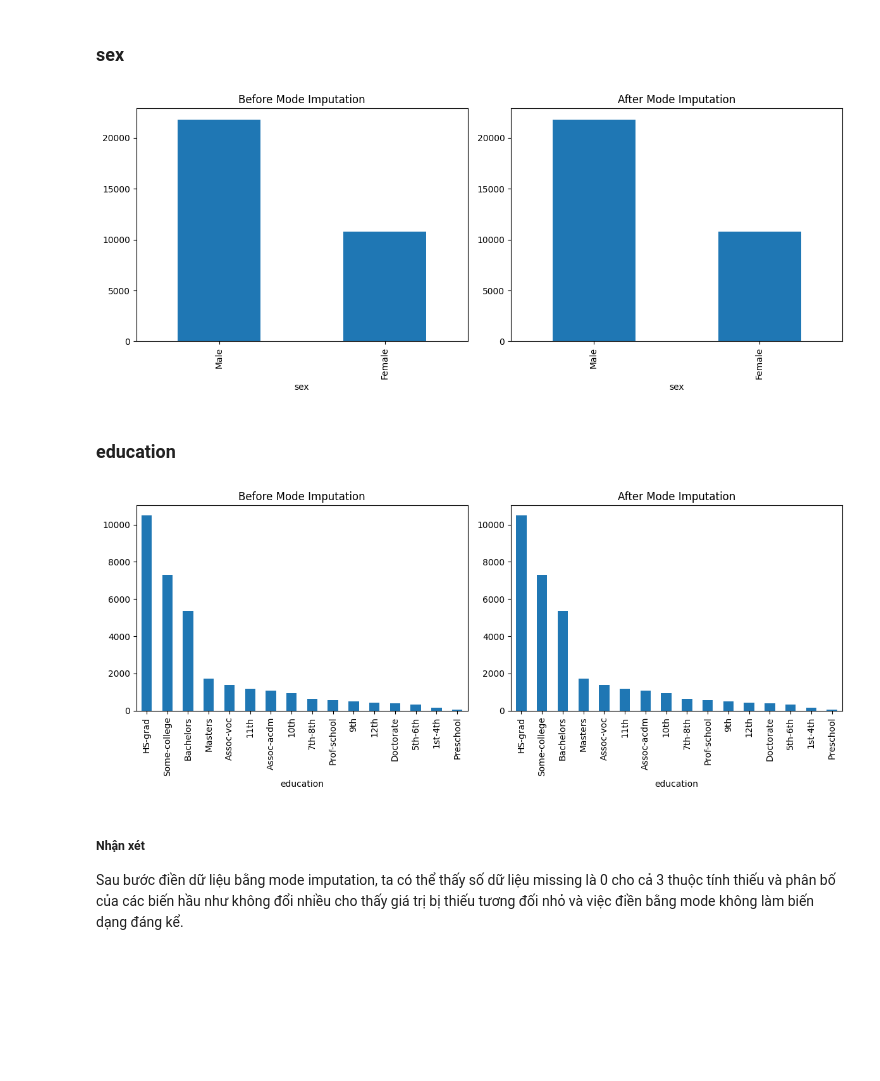
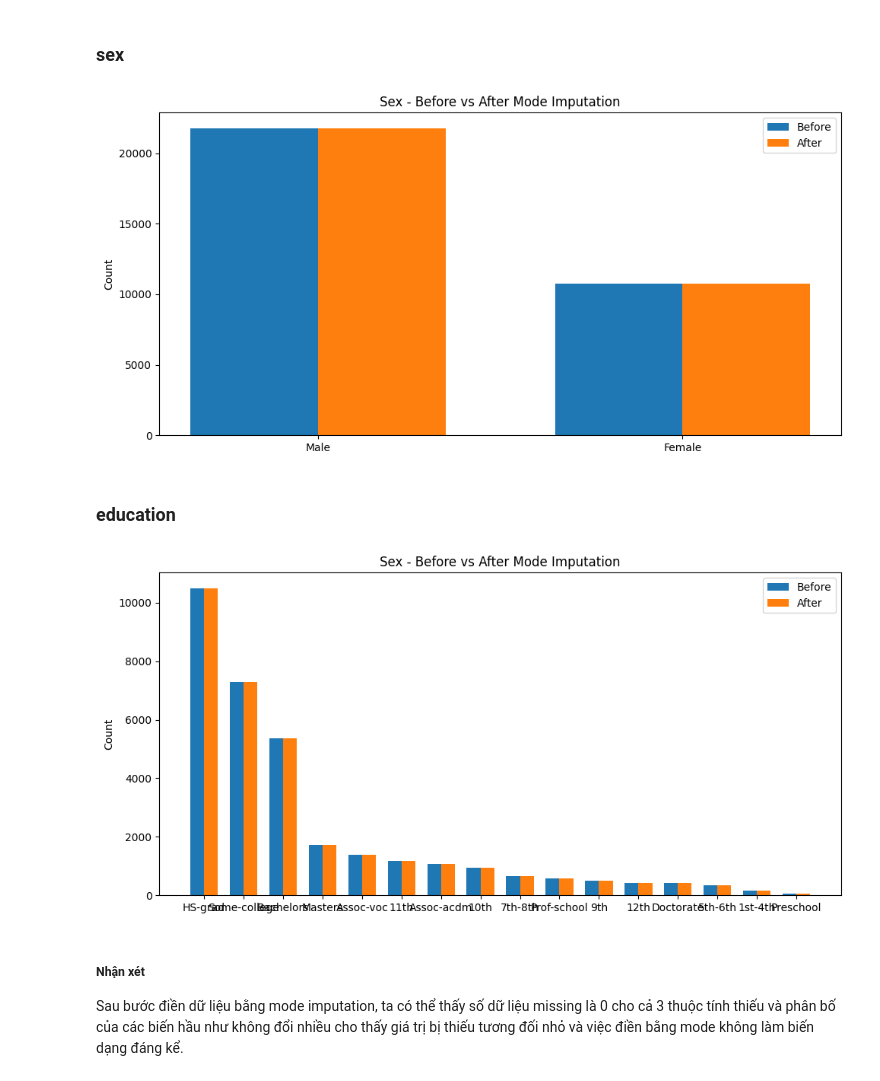
Before and after one commit to thloc1212/DataMiningLab1, a Jupyter notebook: notebooks/02_tabular_preprocessing.ipynb, the cells around one changed output. Drawn from its saved outputs; the diff is of its cells as text; code cells hidden in the pictures; blank space fills up the shorter version.

```diff
--- a/notebooks/02_tabular_preprocessing.ipynb
+++ b/notebooks/02_tabular_preprocessing.ipynb
@@ -225,37 +237,59 @@ plt.show()
 # %% [markdown]
 ### sex
 # %%
-plt.figure(figsize=(12,5))
+sex_before = train_data["sex"].value_counts()
+sex_after = train_data_with_mode["sex"].value_counts()
 
-plt.subplot(1,2,1)
-train_data["sex"].value_counts().plot(kind="bar")
-plt.title("Before Mode Imputation")
 
-plt.subplot(1,2,2)
-train_data_with_mode["sex"].value_counts().plot(kind="bar")
-plt.title("After Mode Imputation")
+categories = sex_before.index
+sex_before = sex_before.reindex(categories)
+sex_after = sex_after.reindex(categories)
+
+x = np.arange(len(categories))
+width = 0.35
+
+plt.figure(figsize=(10,5))
+
+plt.bar(x - width/2, sex_before, width, label="Before")
+plt.bar(x + width/2, sex_after, width, label="After")
+
+plt.xticks(x, categories)
+plt.title("Sex - Before vs After Mode Imputation")
+plt.ylabel("Count")
+plt.legend()
 
 plt.tight_layout()
 plt.show()
 # %% [output]
-[figure, old version]
+[figure, new version]
 # %% [markdown]
 ### education
 # %%
-plt.figure(figsize=(12,5))
+education_before = train_data["education"].value_counts()
+education_after = train_data_with_mode["education"].value_counts()
 
-plt.subplot(1,2,1)
-train_data["education"].value_counts().plot(kind="bar")
-plt.title("Before Mode Imputation")
 
-plt.subplot(1,2,2)
-train_data_with_mode["education"].value_counts().plot(kind="bar")
-plt.title("After Mode Imputation")
+categories = education_before.index
+education_before = education_before.reindex(categories)
+education_after = education_after.reindex(categories)
+
+x = np.arange(len(categories))
+width = 0.35
+
+plt.figure(figsize=(10,5))
+
+plt.bar(x - width/2, education_before, width, label="Before")
+plt.bar(x + width/2, education_after, width, label="After")
+
+plt.xticks(x, categories)
+plt.title("Sex - Before vs After Mode Imputation")
+plt.ylabel("Count")
+plt.legend()
 
 plt.tight_layout()
 plt.show()
 # %% [output]
-[figure, old version]
+[figure, new version]
 # %% [markdown]
 ##### Nhận xét
 Sau bước điền dữ liệu bằng mode imputation, ta có thể thấy số dữ liệu missing là 0 cho cả 3 thuộc tính thiếu và phân bố của các biến hầu như không đổi nhiều cho thấy giá trị bị thiếu tương đối nhỏ và việc điền bằng mode không làm biến dạng đáng kể.
```
Also changed, not shown: parts of 2 cells of this notebook.
